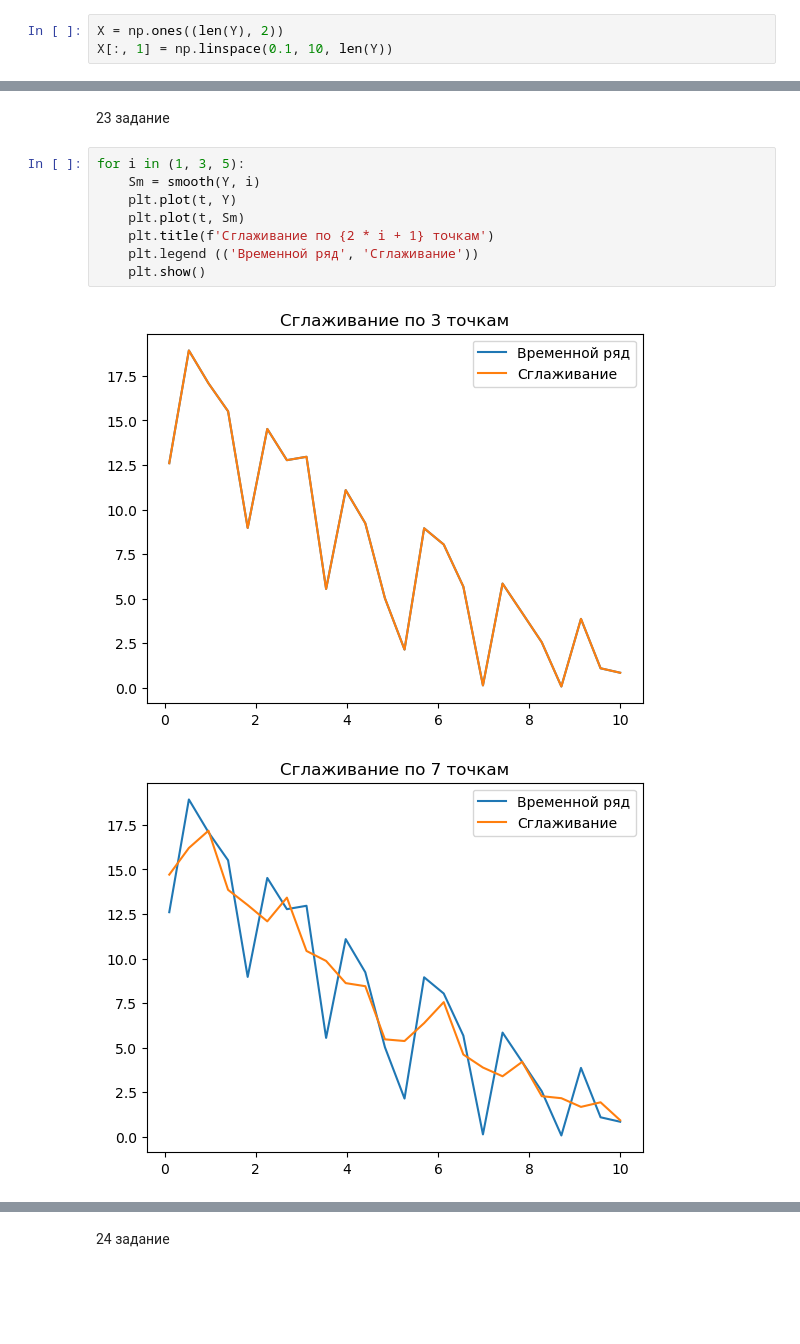
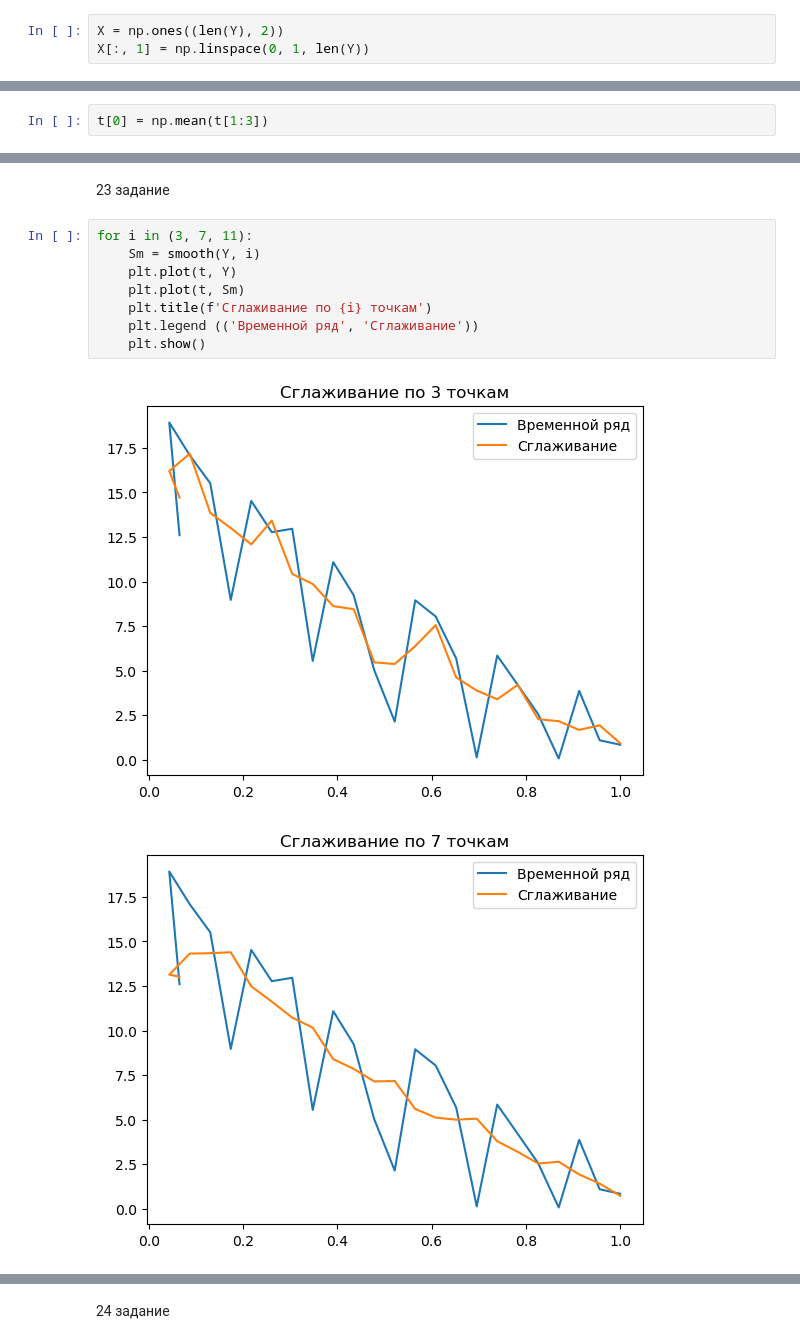
Before and after one commit to sympathhy/Vremennyi, a Jupyter notebook: lab3.ipynb, the cells around one changed output, grey strips where cells are left out. Saved outputs shown, nothing was run; the diff lists cells and outputs as text; blank space fills up the shorter version.

```diff
--- a/lab3.ipynb
+++ b/lab3.ipynb
@@ -27,7 +27,7 @@ plt.plot(Y)
 [figure]
 # %%
 X = np.ones((len(Y), 2))
-X[:, 1] = np.linspace(0.1, 10, len(Y))
+X[:, 1] = np.linspace(0, 1, len(Y))
 # %% [markdown]
 7 задание
 # %%
@@ -191,6 +214,8 @@ B
 #### При использовании МНК для решения экспоненциального тренда, мы должны линеаризовать модель, чтобы привести её к форме, где можно использовать линейную регрессию. Проблемы, к которым это может привести: если данные при прогнозировании не соответствуют именно экспоненциальной зависимости. Кроме того, ошибка при прогнозированиях может аккумулироваться, из-за чего становится сложно оптимизировать коэффициенты.
 # %% [markdown]
 19 задание
+# %%
+t[0] = np.mean(t[1:3])
 # %%
 def log1(x, b0, b1, b2):
     return b0 * np.log10(b1*x) + b2
@@ -227,13 +248,13 @@ print(Smoothed_data)
 # %% [markdown]
 23 задание
 # %%
-for i in (1, 3, 5):
+for i in (3, 7, 11):
     Sm = smooth(Y, i)
     plt.plot(t, Y)
     plt.plot(t, Sm)
-    plt.title(f'Сглаживание по {2 * i + 1} точкам')
+    plt.title(f'Сглаживание по {i} точкам')
     plt.legend (('Временной ряд', 'Сглаживание'))
     plt.show()
 # %% [output]
-[figure, old version]
+[figure, new version]
-[figure, old version]
+[figure, new version]
```
Also changed, not shown: parts of 21 cells of this notebook.
